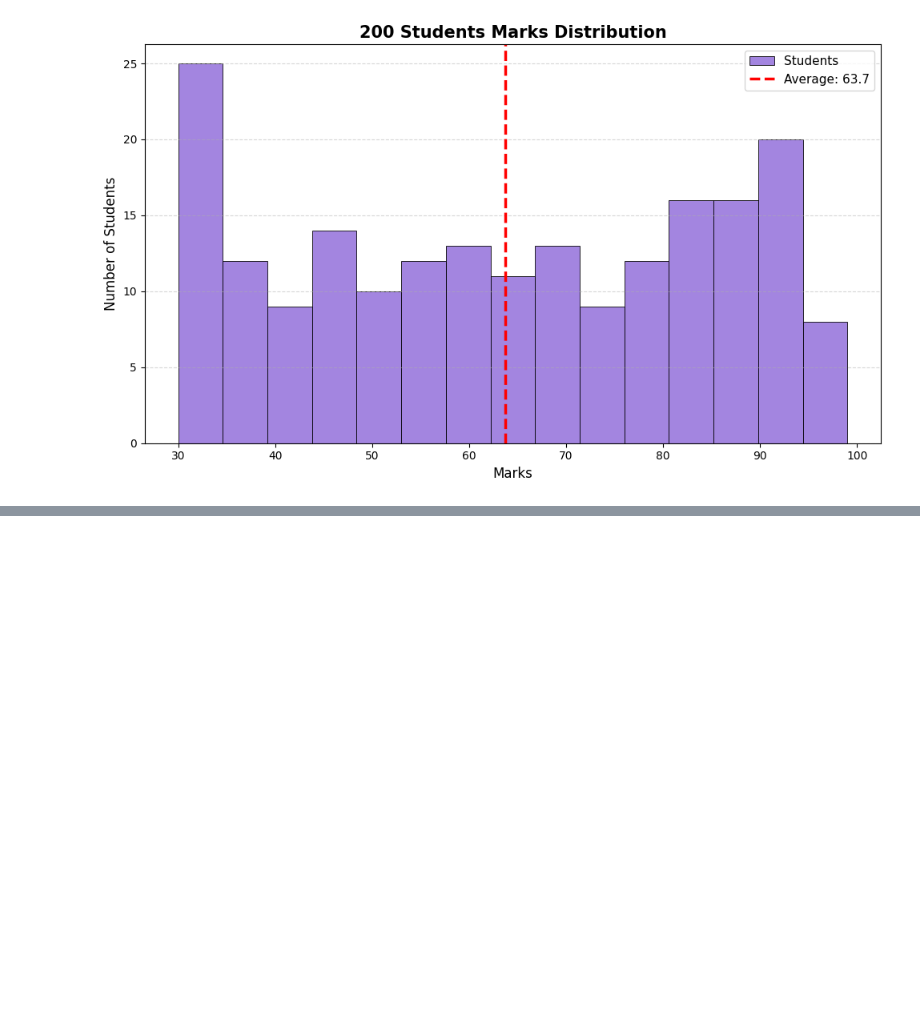
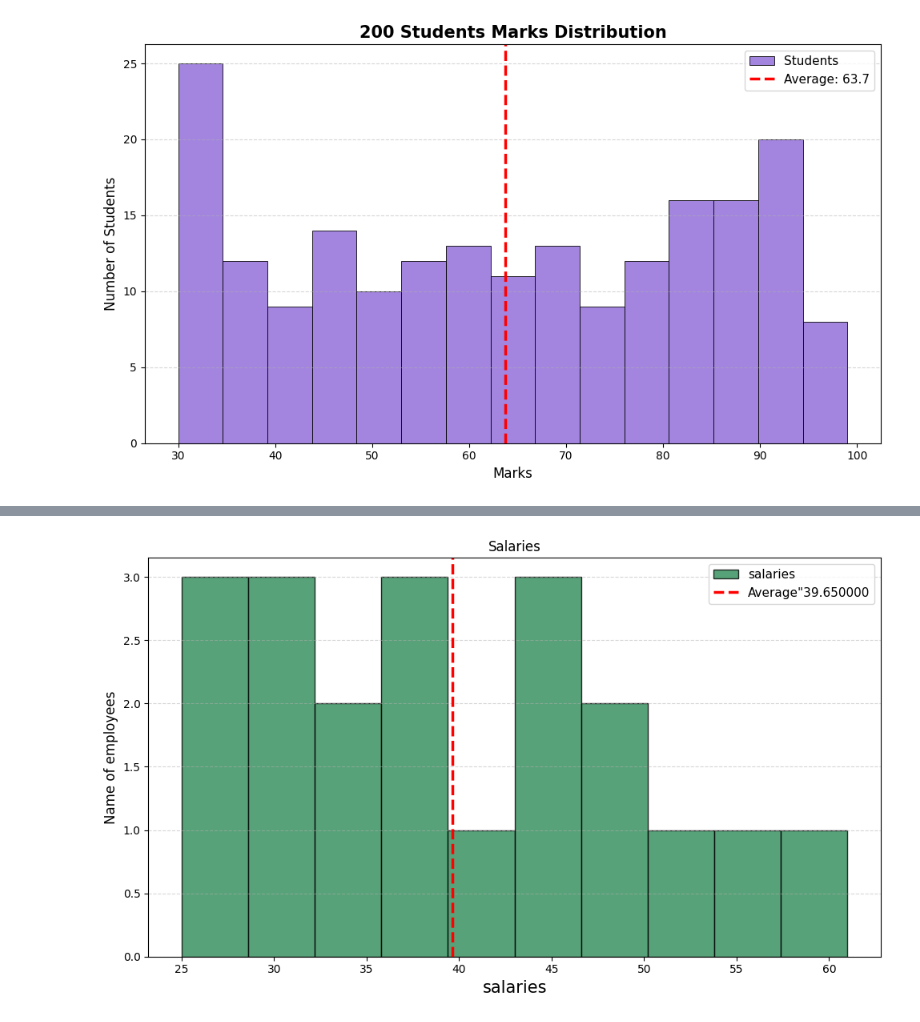
Before and after one commit to Deepanshu-8126/Matplotlib, a Jupyter notebook: Matplotlib_04.ipynb, the cells around one changed output, grey strips where cells are left out. Cells and saved outputs as stored; diff of their text form; code cells hidden in the pictures; blank space fills up the shorter version.

```diff
--- a/Matplotlib_04.ipynb
+++ b/Matplotlib_04.ipynb
@@ -156,0 +213,22 @@ plt.show()
+# %%
+
+# Dataset 2 — Employee Salaries (thousands mein)
+salaries = [25, 32, 45, 28, 52, 38, 41, 29, 35, 48,
+            55, 31, 44, 27, 61, 39, 43, 33, 50, 37]
+fig,ax=plt.subplots(figsize=(10,6))
+ax.hist(salaries,bins=10,color='seagreen',edgecolor='black',alpha=0.8,label='salaries')
+
+average = sum(salaries)/len(salaries)
+
+ax.axvline(x=average,color='red',linestyle='--',linewidth=2.5,label=f'Average"{average:1f}')
+
+ax.set_title('Salaries')
+ax.set_xlabel('salaries',fontsize=15)
+ax.set_ylabel('Name of employees',fontsize=12)
+ax.legend(fontsize=11)
+ax.grid(True,axis='y',linestyle='--',alpha=0.5)
+
+plt.tight_layout()
+plt.show()
+# %% [output]
+[figure, added]
```
Also changed, not shown: parts of 6 cells of this notebook.
